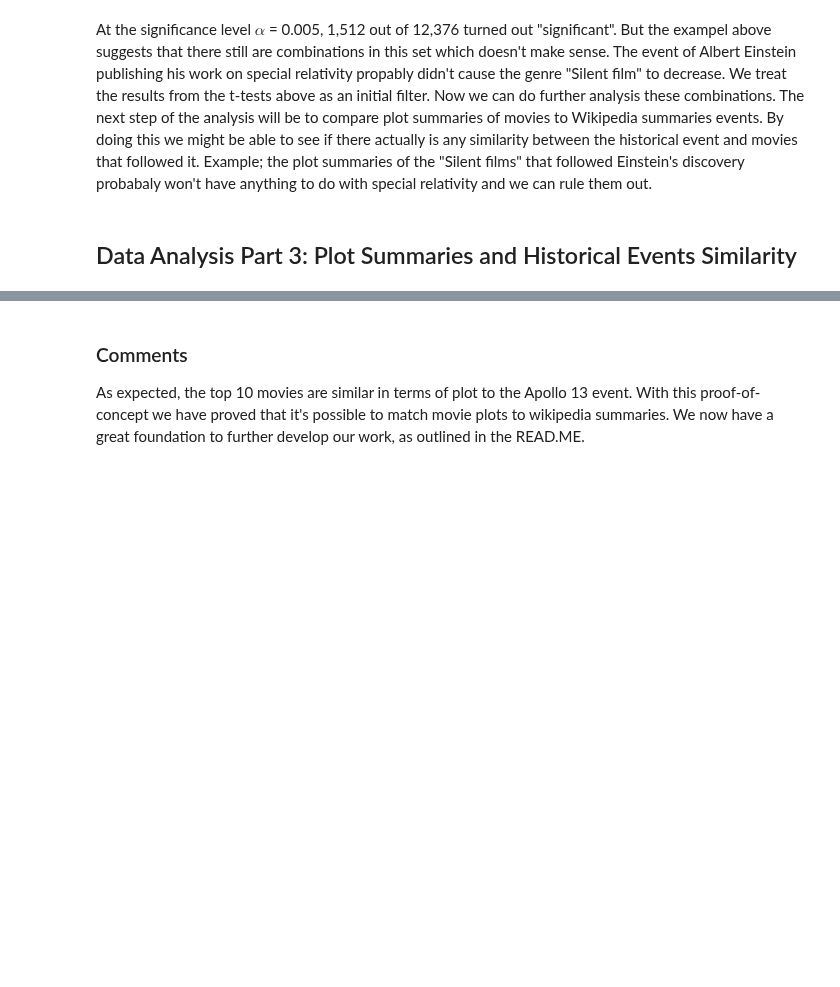
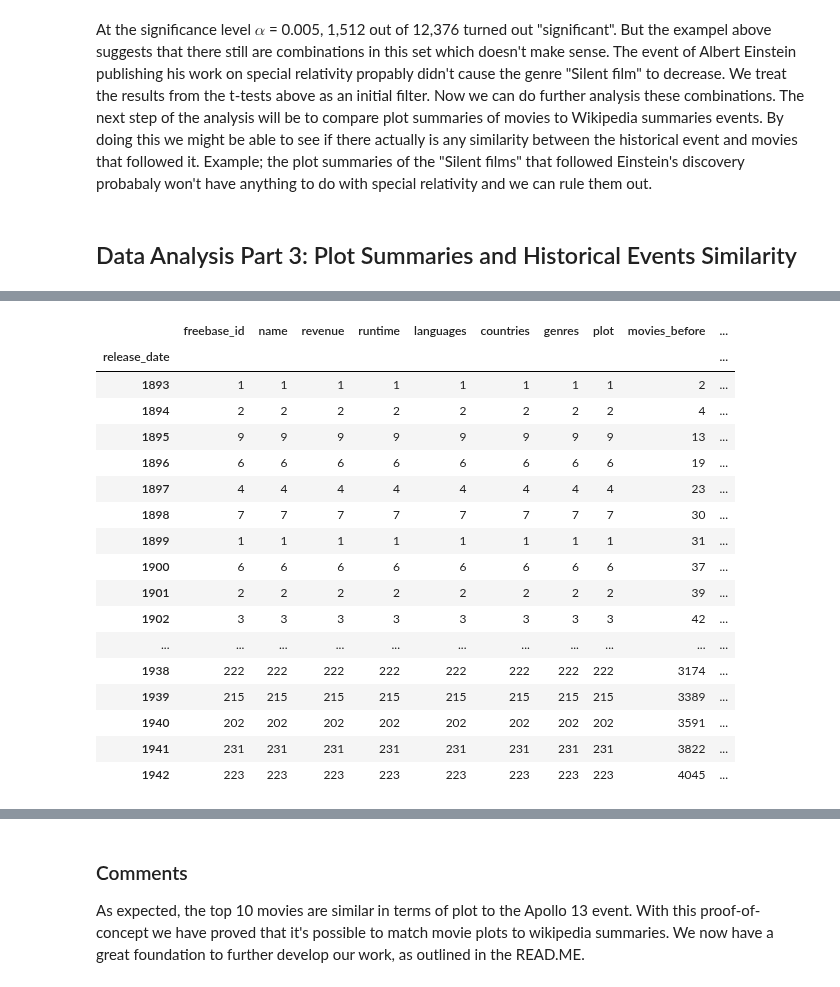
Before and after one commit to epfl-ada/ada-2022-project-adawizardry, a Jupyter notebook: main.ipynb, the cells around one changed output, grey strips where cells are left out. Cells and saved outputs as stored; diff of their text form; code cells hidden in the pictures; blank space fills up the shorter version.

```diff
--- a/main.ipynb
+++ b/main.ipynb
@@ -553,6 +553,31 @@ plot_removed =  plot_removed[plot_removed['plot'].notna()]
 tokenized_df = plot_removed.copy()
 tokenized_summaries = tokenized_df['plot'].values
 tokenized_summaries = [TaggedDocument(parseDocument(doc), [idx]) for idx, doc in enumerate(tokenized_summaries)]
+# %%
+grouped = tokenized_df.groupby('release_date').count().sort_values('release_date')
+grouped['movies_before'] = grouped['name'].cumsum()
+grouped['movies_before_percentage'] = grouped['movies_before'] / tokenized_df.shape[0]
+grouped = grouped.iloc[1:, :]
+display(grouped.head(n=50))
+# %% [output]
+|  | freebase_id | name | revenue | runtime | languages | countries | genres | plot | movies_before | ... |
+| release_date |  |  |  |  |  |  |  |  |  | ... |
+| 1893 | 1 | 1 | 1 | 1 | 1 | 1 | 1 | 1 | 2 | ... |
+| 1894 | 2 | 2 | 2 | 2 | 2 | 2 | 2 | 2 | 4 | ... |
+| 1895 | 9 | 9 | 9 | 9 | 9 | 9 | 9 | 9 | 13 | ... |
+| 1896 | 6 | 6 | 6 | 6 | 6 | 6 | 6 | 6 | 19 | ... |
+| 1897 | 4 | 4 | 4 | 4 | 4 | 4 | 4 | 4 | 23 | ... |
+| 1898 | 7 | 7 | 7 | 7 | 7 | 7 | 7 | 7 | 30 | ... |
+| 1899 | 1 | 1 | 1 | 1 | 1 | 1 | 1 | 1 | 31 | ... |
+| 1900 | 6 | 6 | 6 | 6 | 6 | 6 | 6 | 6 | 37 | ... |
+| 1901 | 2 | 2 | 2 | 2 | 2 | 2 | 2 | 2 | 39 | ... |
+| 1902 | 3 | 3 | 3 | 3 | 3 | 3 | 3 | 3 | 42 | ... |
+| ... | ... | ... | ... | ... | ... | ... | ... | ... | ... | ... |
+| 1938 | 222 | 222 | 222 | 222 | 222 | 222 | 222 | 222 | 3174 | ... |
+| 1939 | 215 | 215 | 215 | 215 | 215 | 215 | 215 | 215 | 3389 | ... |
+| 1940 | 202 | 202 | 202 | 202 | 202 | 202 | 202 | 202 | 3591 | ... |
+| 1941 | 231 | 231 | 231 | 231 | 231 | 231 | 231 | 231 | 3822 | ... |
+| 1942 | 223 | 223 | 223 | 223 | 223 | 223 | 223 | 223 | 4045 | ... |
 # %%
 def create_doc2vec_model(documents, force_train_new = False):
     """
```
Also changed, not shown: parts of 7 cells of this notebook.
